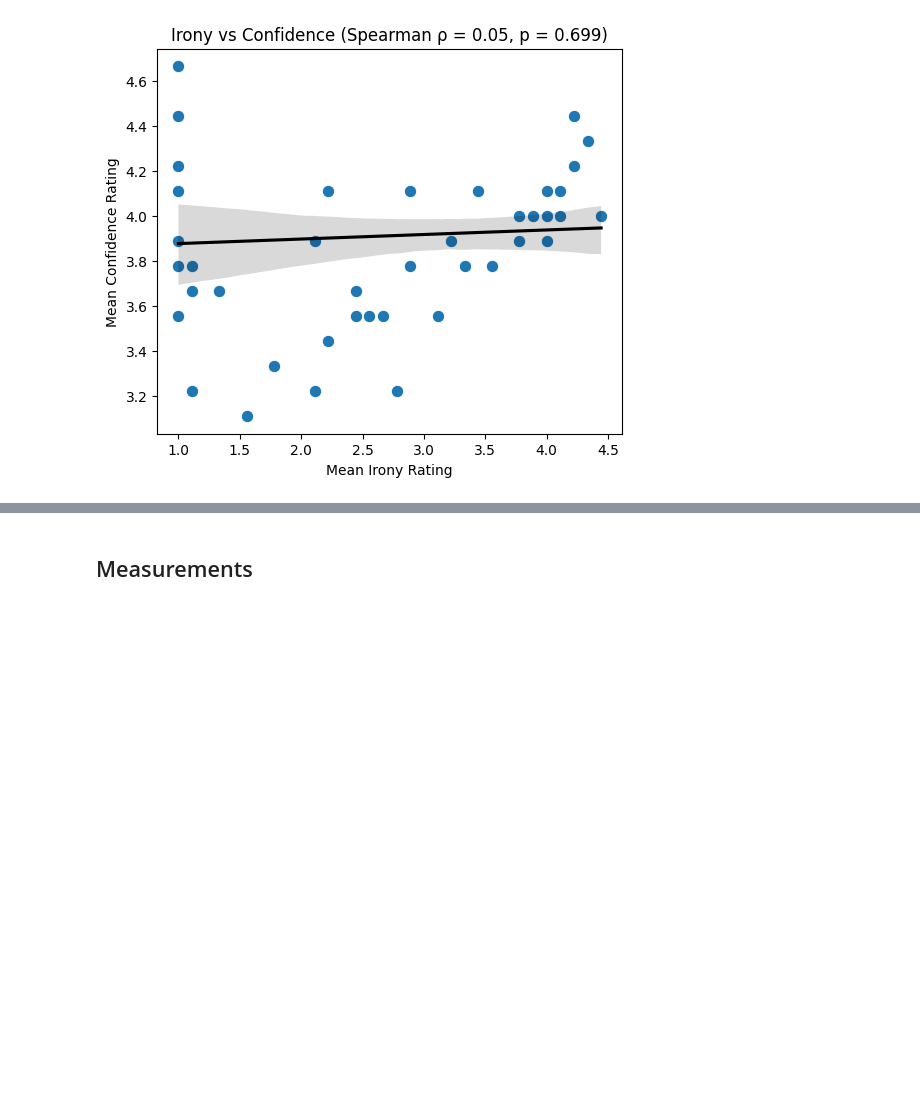
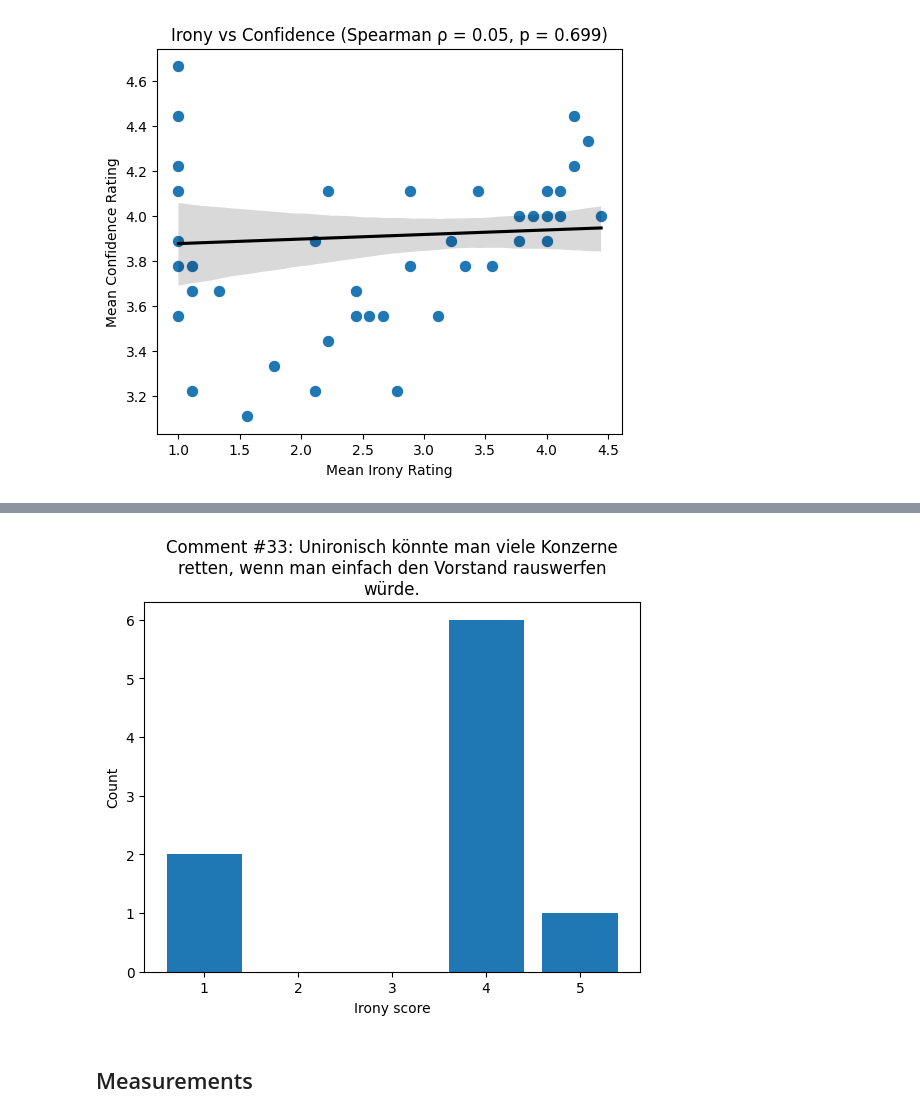
Before and after one commit to sevenbanisch/KIT-KI-Seminar, a Jupyter notebook: irony-llm/evaluate_llm_annotations.ipynb, the cells around one changed output, grey strips where cells are left out. Cells and saved outputs as stored; diff of their text form; code cells hidden in the pictures; blank space fills up the shorter version.

```diff
--- a/irony-llm/evaluate_llm_annotations.ipynb
+++ b/irony-llm/evaluate_llm_annotations.ipynb
@@ -234,3 +259,23 @@ plt.show()
+# %%
+comment_33_title = llm_long_df.loc[llm_long_df.comment_id == 33, "comment"].iloc[0]
+wrapped_title = fill(f"Comment #33: {comment_33_title}", width=50)
+
+
+y = (
+    comment_33["irony_score"]
+    .value_counts()
+    .reindex(x, fill_value=0)
+    .to_list()
+)
+
+plt.bar(x, y)
+plt.xlabel("Irony score")
+plt.ylabel("Count")
+plt.title(wrapped_title)
+plt.savefig("outputs/figures/llm/irony_scores_comment_33.png", dpi=300, bbox_inches="tight")
+plt.show()
+# %% [output]
+[figure, added]
 # %% [markdown]
 ## Measurements
 # %% [markdown]
```
Also changed, not shown: parts of 3 cells of this notebook, 3 other files.
